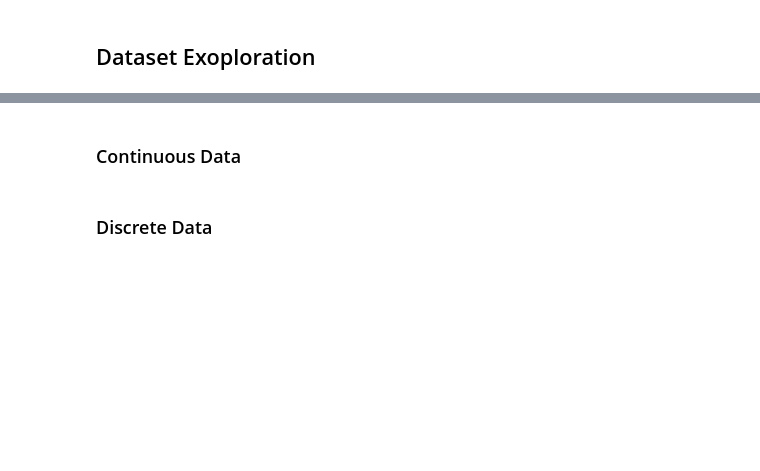
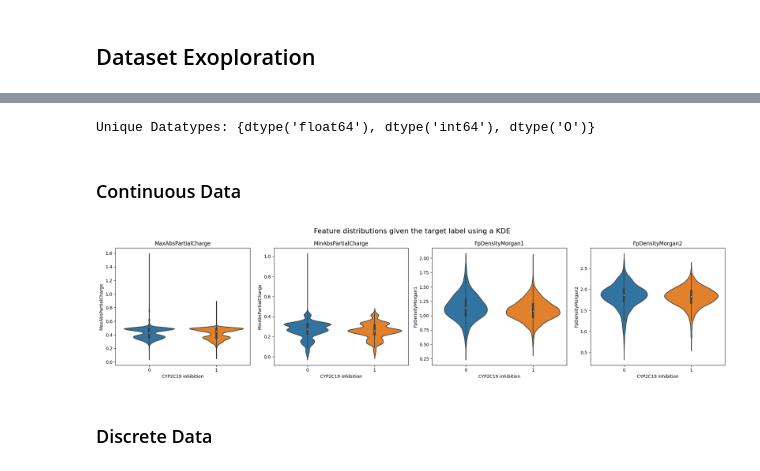
Before and after one commit to JonnaMat/CYP-inhibition, a Jupyter notebook: src/project.ipynb, the cells around one changed output, grey strips where cells are left out. Drawn from its saved outputs; the diff is of its cells as text; code cells hidden in the pictures; blank space fills up the shorter version.

```diff
--- a/src/project.ipynb
+++ b/src/project.ipynb
@@ -44,7 +44,9 @@ data = select_druglike_molecules(data)
 # data = remove_small_molecules(data)
 
 # turn string of fingerprints into single features
-morgan_fingerprint_df = pd.DataFrame(convert_strings_to_int_array(data["Morgan_FP"].values), index=data.index)
+morgan_fingerprint_df = pd.DataFrame(
+    convert_strings_to_int_array(data["Morgan_FP"].values), index=data.index
+)
 data = data.merge(morgan_fingerprint_df, left_index=True, right_index=True)
 
 data
@@ -99,11 +135,19 @@ for fingerprint_feature in fingerprint_features:
+# %%
+# The descriptors include discrete and continuous data, distinguished by their dtype.
+
+feature_groups = get_feature_groups(datasets, morgan_fingerprint_df)
+# %% [output]
+Unique Datatypes: {dtype('float64'), dtype('int64'), dtype('O')}
 # %% [markdown]
 ### Continuous Data
 # %%
 feature_distributions(
-    data = datasets["train"][["Y"]+continuous_descriptors],
-    features = continuous_descriptors[10:14],
+    data=datasets["train"][["Y"] + feature_groups.continuous],
+    features=feature_groups.continuous[10:14],
     suptitle="Feature distributions given the target label using a KDE",
-    task=f"{task} inhibition"
+    task=f"{task} inhibition",
 )
+# %% [output]
+[figure, added]
 # %%
 # Correlation matrix of descriptors
```
Also changed, not shown: parts of 36 cells of this notebook.
